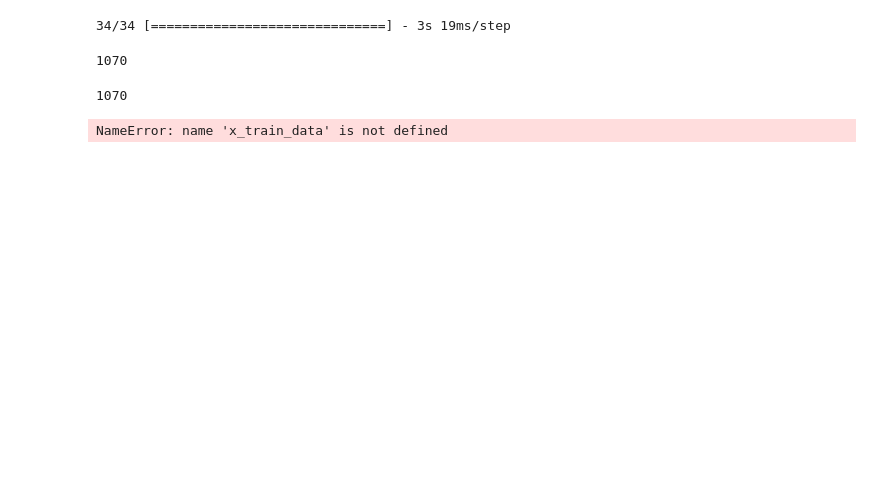
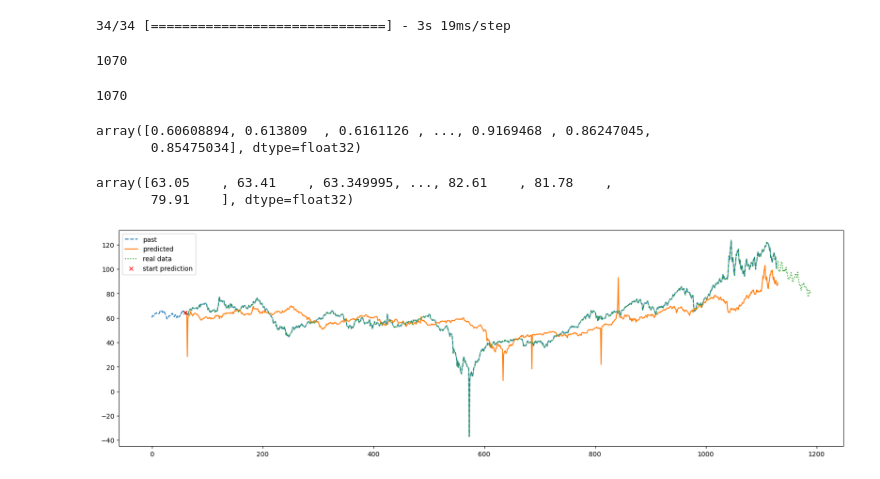
Before and after one commit to csautter/oil-price-prediction-lab, a Jupyter notebook: models/wti/WTI_prediction_days_refactored.ipynb, the cells around one changed output. Cells and saved outputs as stored; diff of their text form; code cells hidden in the pictures; blank space fills up the shorter version.

Commit message:
refactor wti prediction model - inverse transform

```diff
--- a/models/wti/WTI_prediction_days_refactored.ipynb
+++ b/models/wti/WTI_prediction_days_refactored.ipynb
@@ -244,19 +244,19 @@ def plot(input_data, predicted_data, output_compare, limit_right=None):
         predicted_data = predicted_data[:limit_right]
         output_compare = output_compare[:limit_right]
 
-    compare_y_shift = feature_sequence_length + forecasting_label_steps
+    compare_y_shift = wti_prediction_days.features_sequence_length + wti_prediction_days.forecast_days
     compare_y = list(range(compare_y_shift, compare_y_shift+ len(output_compare)))
 
-    predicted_y_shift = feature_sequence_length + forecasting_label_steps
+    predicted_y_shift = wti_prediction_days.features_sequence_length + wti_prediction_days.forecast_days
     predicted_y = list(range(predicted_y_shift, predicted_y_shift + len(predicted_data)))
 
-    #input_data_limit = feature_sequence_length
+    #input_data_limit = wti_prediction_days.features_sequence_length
 
     plt.figure(figsize=(20,6))
     plt.plot(input_data, label = "past", linestyle = 'dashed')
     plt.plot(predicted_y, predicted_data, label = "predicted")
     plt.plot(compare_y, output_compare, label = "real data", linestyle = 'dotted')
-    plt.plot(feature_sequence_length, input_data[feature_sequence_length-1], "rx", label = "start prediction")
+    plt.plot(wti_prediction_days.features_sequence_length, input_data[wti_prediction_days.features_sequence_length-1], "rx", label = "start prediction")
     plt.legend()
     plt.show()
 # %%
@@ -302,20 +302,26 @@ len(predicted_dataset_train[:,0])
 # %% [output]
 1070
 # %%
-x_train_data[:,0]
+x_train[:,0]
 # %% [output]
-NameError: name 'x_train_data' is not defined
+array([0.60608894, 0.613809  , 0.6161126 , ..., 0.9169468 , 0.86247045,
+       0.85475034], dtype=float32)
 # %%
 # inverse transforms
-normalizer_wti.inverse_transform_numpy_array(x_train_data[:,0])
-normalizer_wti.inverse_transform_numpy_array(predicted_dataset_train[:,0])
-normalizer_wti.inverse_transform_numpy_array(x_train_targets)
+wti_prediction_days.inverse_transform_numpy_array(x_train[:,0])
+wti_prediction_days.inverse_transform_numpy_array(predicted_dataset_train[:,0])
+wti_prediction_days.inverse_transform_numpy_array(y_train)
+# %% [output]
+array([63.05    , 63.41    , 63.349995, ..., 82.61    , 81.78    ,
+       79.91    ], dtype=float32)
 # %%
 plot(
-    normalizer_wti.inverse_transform_numpy_array(x_train_data[:,0]),
-    normalizer_wti.inverse_transform_numpy_array(predicted_dataset_train[:,0]),
-    normalizer_wti.inverse_transform_numpy_array(x_train_targets)
+    wti_prediction_days.inverse_transform_numpy_array(x_train[:,0]),
+    wti_prediction_days.inverse_transform_numpy_array(predicted_dataset_train[:,0]),
+    wti_prediction_days.inverse_transform_numpy_array(y_train)
     #limit_right=400
 )
+# %% [output]
+[figure, added]
 # %%
 predicted_dataset_test = model.predict(dataset_test)
```
Also changed, not shown: parts of 7 cells of this notebook, 2 other files.
